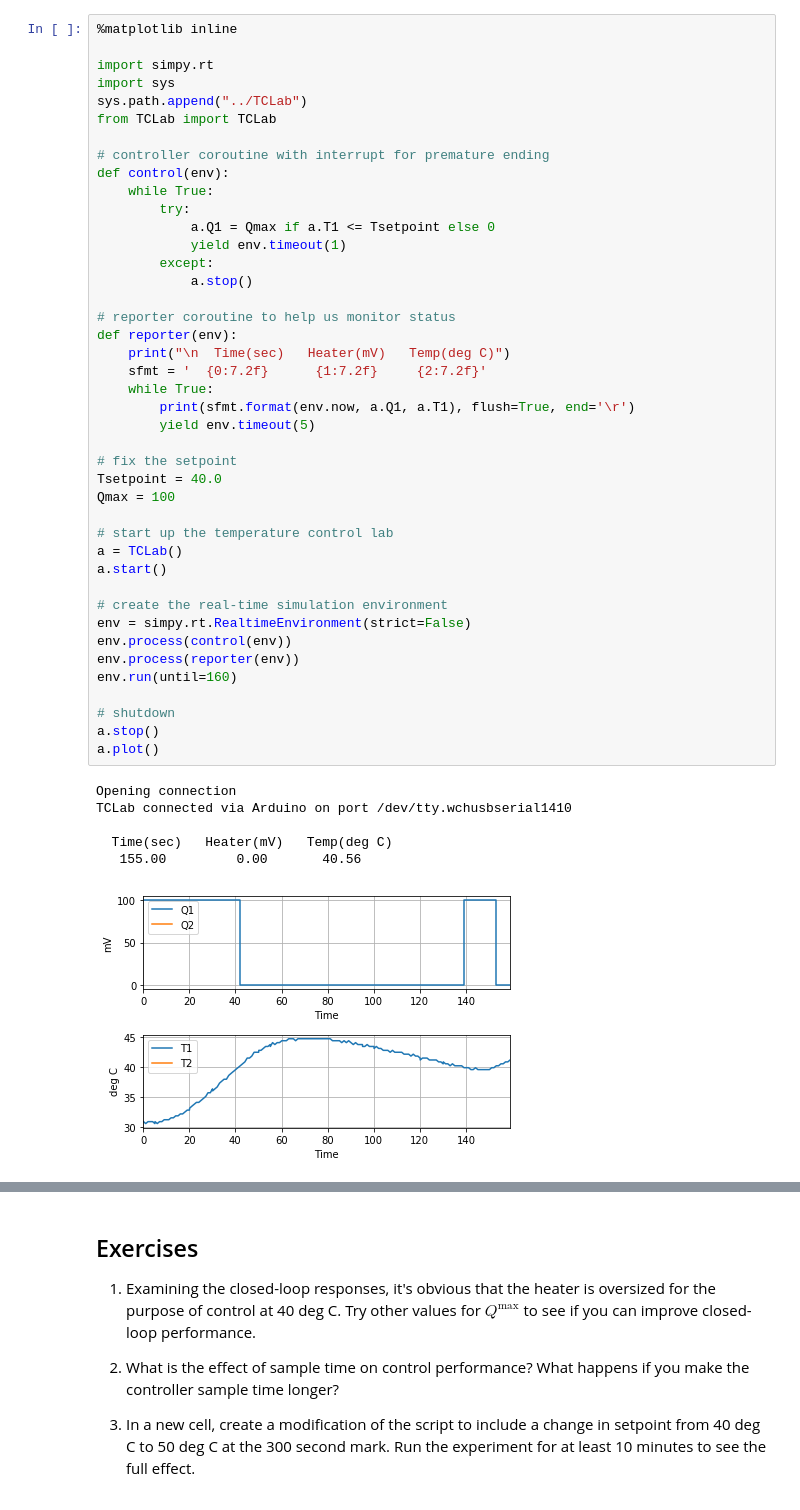
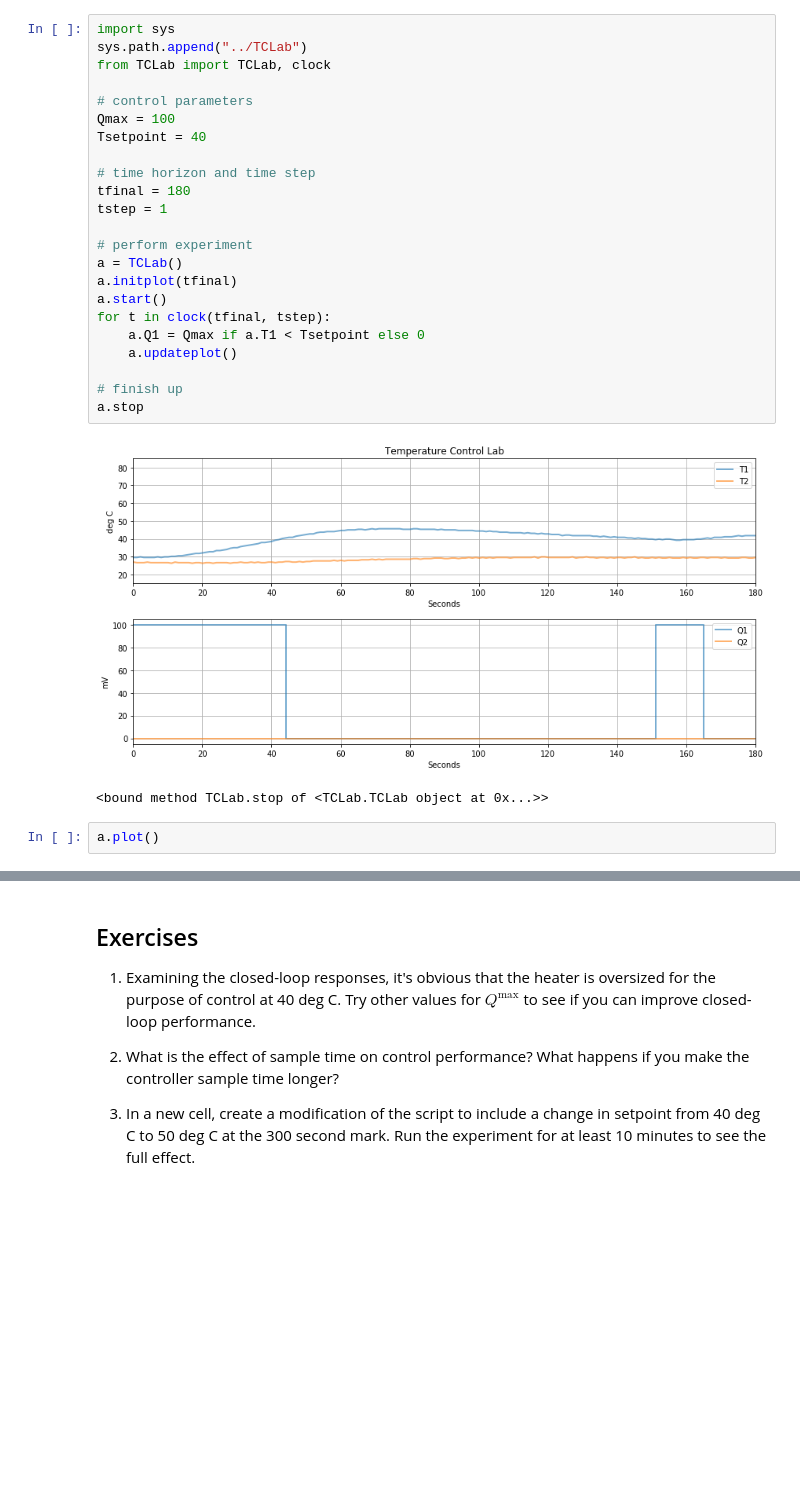
Before and after one commit to APMonitor/arduino, a Jupyter notebook: TCLab/notebooks/1_Relay_Control.ipynb, the cells around one changed output, grey strips where cells are left out. Cells and saved outputs as stored; diff of their text form; blank space fills up the shorter version.

Commit message:
edit relay notebook to use clock function rather than simply

```diff
--- a/TCLab/notebooks/1_Relay_Control.ipynb
+++ b/TCLab/notebooks/1_Relay_Control.ipynb
@@ -60,52 +16,31 @@ The second feature is to break up the control and reporting functions. In this c
-# %%
-%matplotlib inline
-
-import simpy.rt
-import sys
-sys.path.append("../TCLab")
-from TCLab import TCLab
-
-# controller coroutine with interrupt for premature ending
-def control(env):
-    while True:
-        try:
-            a.Q1 = Qmax if a.T1 <= Tsetpoint else 0
-            yield env.timeout(1)
-        except:
-            a.stop()
-
-# reporter coroutine to help us monitor status
-def reporter(env):
-    print("\n  Time(sec)   Heater(mV)   Temp(deg C)")
-    sfmt = '  {0:7.2f}      {1:7.2f}     {2:7.2f}'
-    while True:
-        print(sfmt.format(env.now, a.Q1, a.T1), flush=True, end='\r')
-        yield env.timeout(5)
-
-# fix the setpoint
-Tsetpoint = 40.0
-Qmax = 100
-
-# start up the temperature control lab
-a = TCLab()
-a.start()
-
-# create the real-time simulation environment
-env = simpy.rt.RealtimeEnvironment(strict=False)
-env.process(control(env))
-env.process(reporter(env))
-env.run(until=160)
-
-# shutdown
-a.stop()
-a.plot()
-# %% [output]
-Opening connection
-TCLab connected via Arduino on port /dev/tty.wchusbserial1410
-
-  Time(sec)   Heater(mV)   Temp(deg C)
-   155.00         0.00       40.56
-[figure, removed]
+# %%
+import sys
+sys.path.append("../TCLab")
+from TCLab import TCLab, clock
+
+# control parameters
+Qmax = 100
+Tsetpoint = 40
+
+# time horizon and time step
+tfinal = 180
+tstep = 1
+
+# perform experiment
+a = TCLab()
+a.initplot(tfinal)
+a.start()
+for t in clock(tfinal, tstep):
+    a.Q1 = Qmax if a.T1 < Tsetpoint else 0
+    a.updateplot()
+
+# finish up
+a.stop
+# %% [output]
+[figure, added]
+<bound method TCLab.stop of <TCLab.TCLab object at 0x...>>
+# %%
+a.plot()
 # %% [markdown]
 ## Relay Control with Hysteresis
 
```
Also changed, not shown: parts of 6 cells of this notebook, 1 other file.
